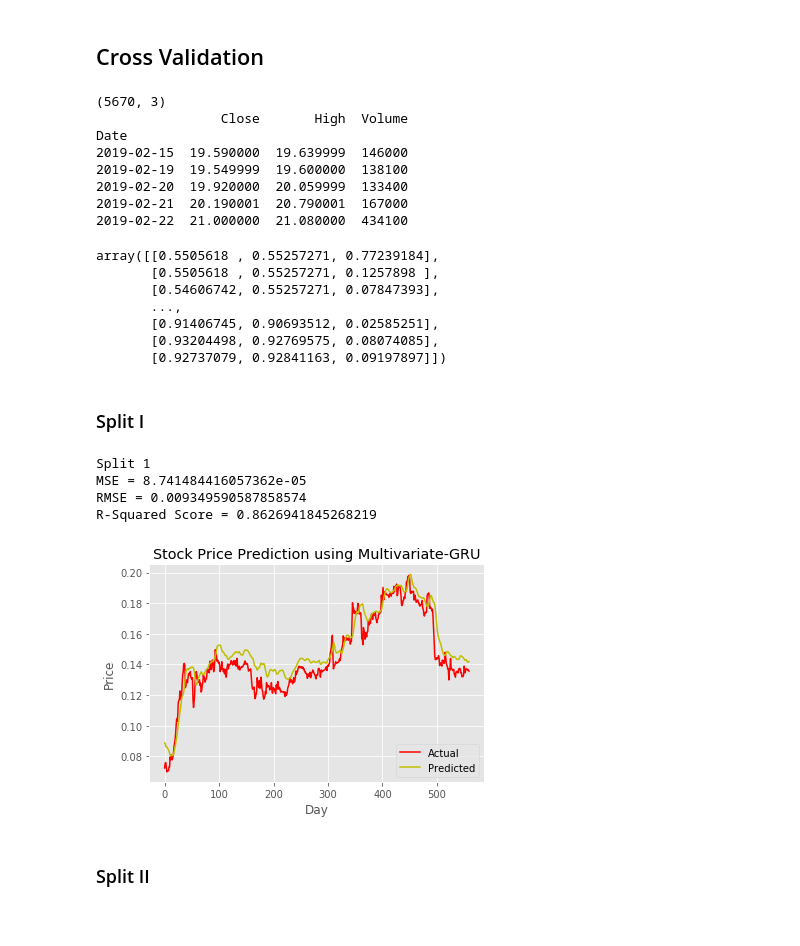
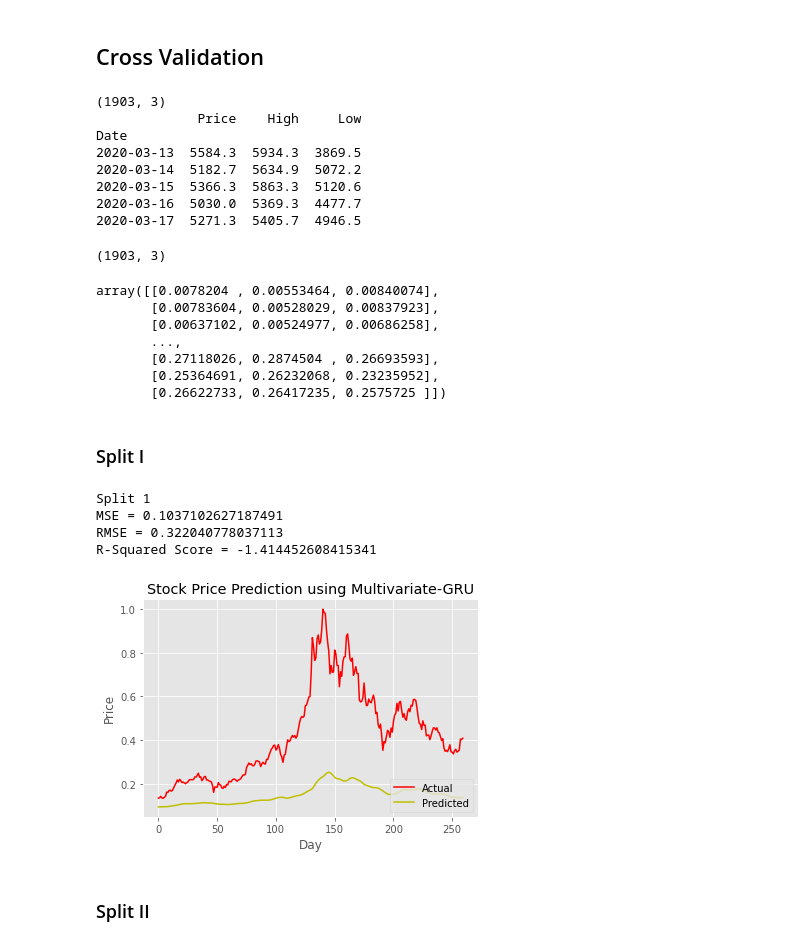
Before and after one commit to herrfeder/DataScientist, a Jupyter notebook: Project_05_Capstone_Stock_Chart_Analysis/Multivariate-3-GRU.ipynb, the cells around one changed output. Drawn from its saved outputs; the diff is of its cells as text; code cells hidden in the pictures.

```diff
--- a/Project_05_Capstone_Stock_Chart_Analysis/Multivariate-3-GRU.ipynb
+++ b/Project_05_Capstone_Stock_Chart_Analysis/Multivariate-3-GRU.ipynb
@@ -56,4 +86,4 @@ Name: Price, dtype: float64
 # %%
-print(df.describe()["Vol."])
-df.drop(df[df["Vol."]==0].index, inplace = True) #Dropping rows with volume value 0
+print(df.describe()["bitcoin_High"])
+df.drop(df[df["bitcoin_High"]==0].index, inplace = True) #Dropping rows with volume value 0
 # %% [output]
@@ -227,60 +272,64 @@ batch_size = 64
 num_epochs = 50
 # %%
 # Extracting the series
-series = df[['Close','High','Volume']] # Picking the multivariate series
+series = df[['Price','High','Low']] # Picking the multivariate series
 print(series.shape)
 print(series.tail())
 # %% [output]
-(5670, 3)
-                Close       High  Volume
+(1903, 3)
+             Price    High     Low
 Date
-2019-02-15  19.590000  19.639999  146000
-2019-02-19  19.549999  19.600000  138100
-2019-02-20  19.920000  20.059999  133400
-2019-02-21  20.190001  20.790001  167000
-2019-02-22  21.000000  21.080000  434100
+2020-03-13  5584.3  5934.3  3869.5
+2020-03-14  5182.7  5634.9  5072.2
+2020-03-15  5366.3  5863.3  5120.6
+2020-03-16  5030.0  5369.3  4477.7
+2020-03-17  5271.3  5405.7  4946.5
+# %%
+series.shape
+# %% [output]
+(1903, 3)
 # %%
 # Normalisation
 sc = MinMaxScaler()
-series = sc.fit_transform(series[:5400])
+series = sc.fit_transform(series[:1800])
 series
 # %% [output]
-array([[0.5505618 , 0.55257271, 0.77239184],
-       [0.5505618 , 0.55257271, 0.1257898 ],
-       [0.54606742, 0.55257271, 0.07847393],
+array([[0.0078204 , 0.00553464, 0.00840074],
+       [0.00783604, 0.00528029, 0.00837923],
+       [0.00637102, 0.00524977, 0.00686258],
        ...,
-       [0.91406745, 0.90693512, 0.02585251],
-       [0.93204498, 0.92769575, 0.08074085],
-       [0.92737079, 0.92841163, 0.09197897]])
+       [0.27118026, 0.2874504 , 0.26693593],
+       [0.25364691, 0.26232068, 0.23235952],
+       [0.26622733, 0.26417235, 0.2575725 ]])
 # %% [markdown]
 ### Split I
 # %%
 #Splitting the data for initial model creation
 splits = 5
-split_size = 600
+split_size = 300
 train = series[:3*split_size]
 test = series[3*split_size:4*split_size]
 # %%
 cross_val_results = list()
 train_loss = pd.DataFrame()
 val_loss = pd.DataFrame()
-model,train_error,val_error = fit_model(train,timesteps,hl,lr,batch_size,num_epochs)
+model,train_error,val_error = fit_model(train, test,timesteps,hl,lr,batch_size,num_epochs)
 train_loss['Split1'] = train_error
 val_loss['Split1'] = val_error
 mse, rmse, r2_value,true,predicted = evaluate_model(model,test,timesteps)
 print("Split 1")
 print('MSE = {}'.format(mse))
 print('RMSE = {}'.format(rmse))
 print('R-Squared Score = {}'.format(r2_value))
 plot_data(true,predicted)
 cross_val_results.append([mse,rmse,r2_value,0])
 model.save("MV3-GRU-Split1.h5")
 # %% [output]
 Split 1
-MSE = 8.741484416057362e-05
-RMSE = 0.009349590587858574
-R-Squared Score = 0.8626941845268219
+MSE = 0.1037102627187491
+RMSE = 0.322040778037113
+R-Squared Score = -1.414452608415341
-[figure, old version]
+[figure, new version]
 # %% [markdown]
 ### Split II
 # %%
```
Also changed, not shown: parts of 18 cells of this notebook, 3 other files.
